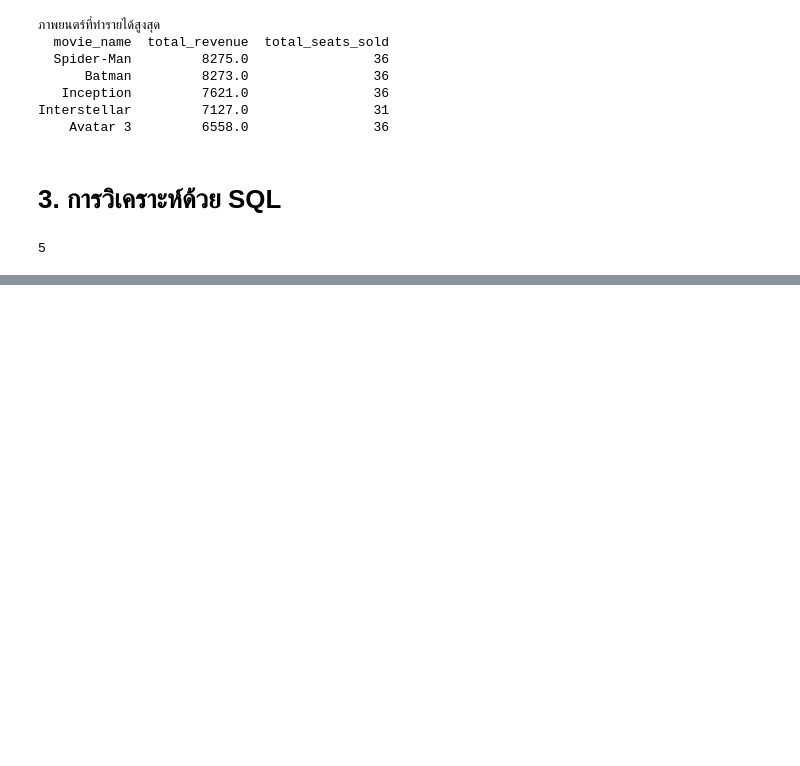
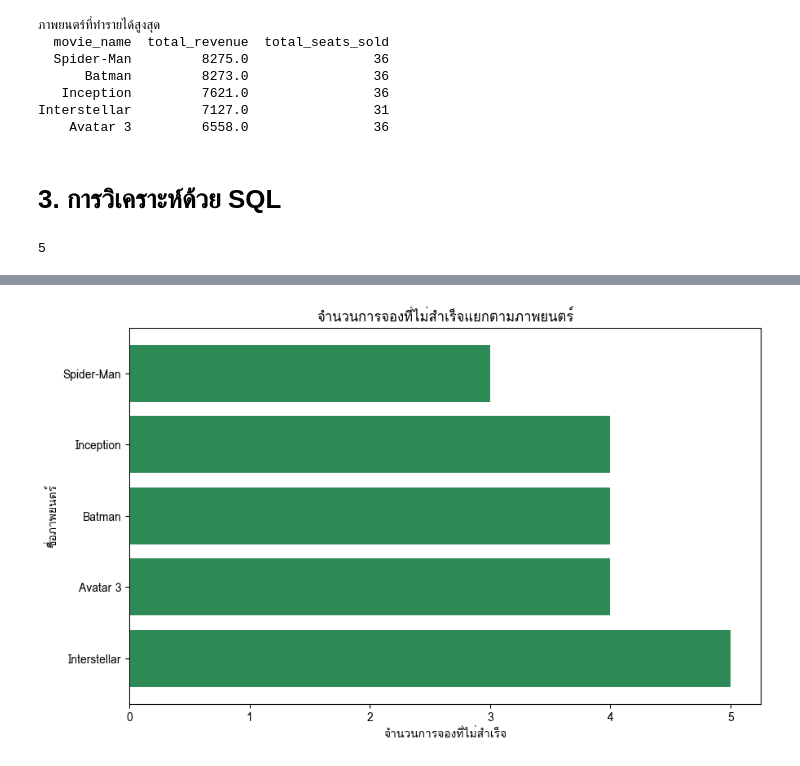
Before and after one commit to natthamonsmn/Cinema_Team, a Jupyter notebook: Cinema.ipynb, the cells around one changed output, grey strips where cells are left out. Cells and saved outputs as stored; diff of their text form; code cells hidden in the pictures; blank space fills up the shorter version.

```diff
--- a/Cinema.ipynb
+++ b/Cinema.ipynb
@@ -1115,0 +1196,21 @@ Query 5: ข้อมูลการจองพร้อมหมวดหม
+# %%
+#การยกเลิกตั๋วหรือรายการที่ถูกปฏิเสธ
+import pandas as pd
+import matplotlib.pyplot as plt
+df=pd.read_csv("https://raw.githubusercontent.com/natthamonsmn/Cinema_Team/refs/heads/main/joined.csv")
+#  กรองเฉพาะรายการ Cancelled และ Rejected แล้วนับจำนวนแยกตามภาพยนตร์
+failed_by_movie = (
+    df[df["status"].isin(["Cancelled", "Rejected"])]
+    .groupby("movie_name")
+    .size()
+    .sort_values(ascending=False)
+)
+plt.figure(figsize=(10, 6))
+bars = plt.barh(failed_by_movie.index, failed_by_movie.values, color="seagreen")
+
+plt.title("จำนวนการจองที่ไม่สำเร็จแยกตามภาพยนตร์")
+plt.xlabel("จำนวนการจองที่ไม่สำเร็จ")
+plt.ylabel("ชื่อภาพยนตร์")
+plt.show()
+# %% [output]
+[figure, added]
```
Also changed, not shown: parts of 15 cells of this notebook.
